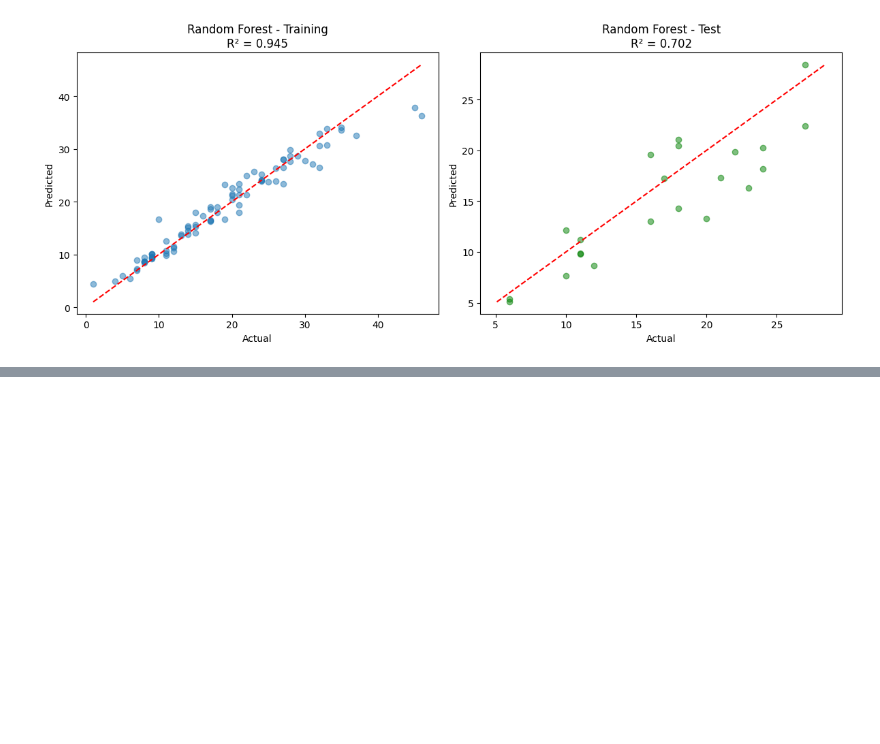
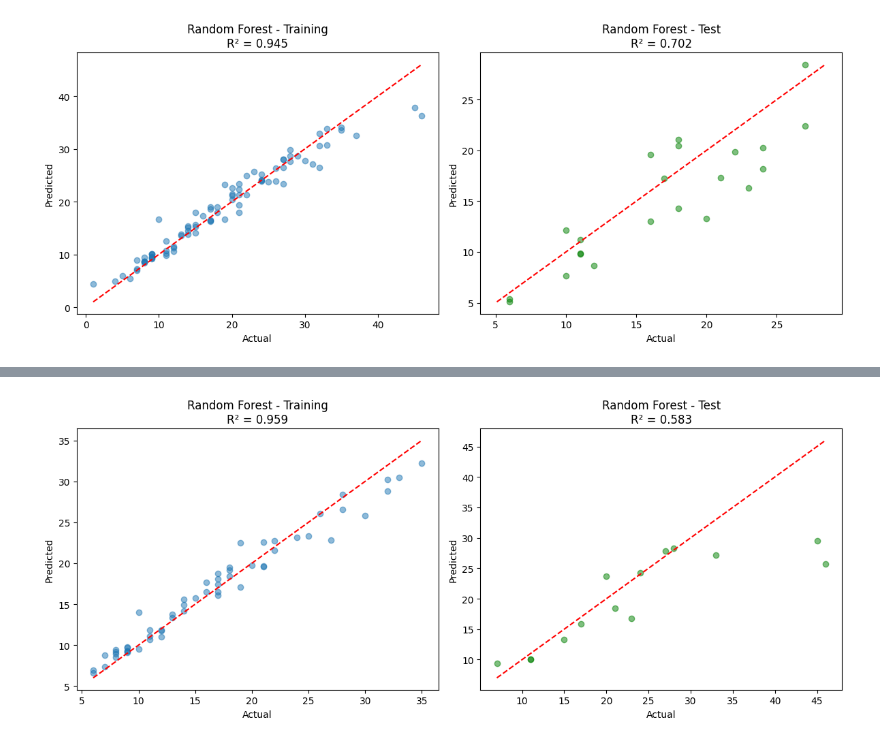
Before and after one commit to LucasC212/Scripps-Light-Attenuation-Capstone-Project, a Jupyter notebook: scripts/Models_with_Enhanced_Dataset.ipynb, the cells around one changed output, grey strips where cells are left out. Saved outputs shown, nothing was run; the diff lists cells and outputs as text; code cells hidden in the pictures; blank space fills up the shorter version.

```diff
--- a/scripts/Models_with_Enhanced_Dataset.ipynb
+++ b/scripts/Models_with_Enhanced_Dataset.ipynb
@@ -229,0 +349,40 @@ plt.show()
+# %%
+results = {}
+
+# Training predictions
+y_train_pred = best_rf.predict(X_train)
+y_test_pred = best_rf.predict(X_test)
+
+results["random_forest"] = {
+    "y_train": y_train,
+    "y_train_pred": y_train_pred,
+    "y_test": y_test,
+    "y_test_pred": y_test_pred,
+    "train_r2": r2_score(y_train, y_train_pred),
+    "test_r2": r2_score(y_test, y_test_pred)
+}
+
+fig, axes = plt.subplots(1, 2, figsize=(12, 5))
+
+# Training
+axes[0].scatter(y_train, y_train_pred, alpha=0.5)
+min_val = min(y_train.min(), y_train_pred.min())
+max_val = max(y_train.max(), y_train_pred.max())
+axes[0].plot([min_val, max_val], [min_val, max_val], 'r--')
+axes[0].set_title(f"Random Forest - Training\nR² = {results['random_forest']['train_r2']:.3f}")
+axes[0].set_xlabel("Actual")
+axes[0].set_ylabel("Predicted")
+
+# Test
+axes[1].scatter(y_test, y_test_pred, alpha=0.5, color='green')
+min_val = min(y_test.min(), y_test_pred.min())
+max_val = max(y_test.max(), y_test_pred.max())
+axes[1].plot([min_val, max_val], [min_val, max_val], 'r--')
+axes[1].set_title(f"Random Forest - Test\nR² = {results['random_forest']['test_r2']:.3f}")
+axes[1].set_xlabel("Actual")
+axes[1].set_ylabel("Predicted")
+
+plt.tight_layout()
+plt.show()
+# %% [output]
+[figure, added]
```
Also changed, not shown: parts of 12 cells of this notebook, 13 other files.
